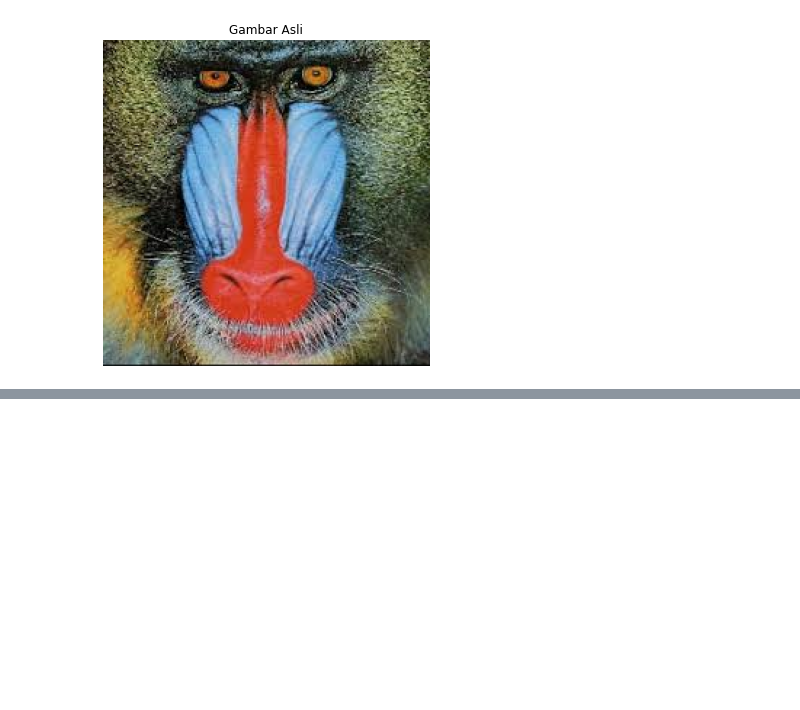
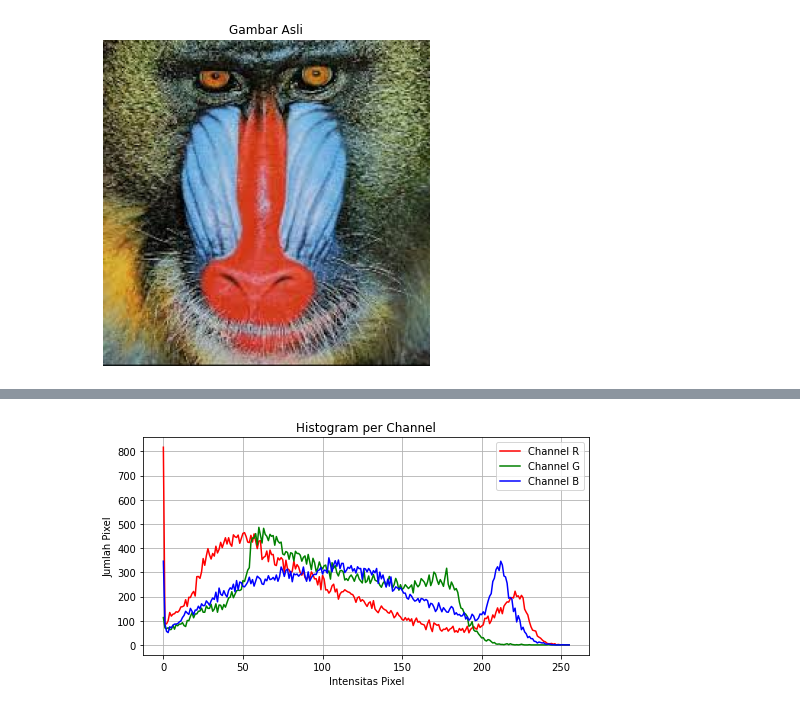
Before and after one commit to anggit-wirasto/lectures, a Jupyter notebook: Computer Vision/06 Pattern Recognition/notebooks/histogram.ipynb, the cells around one changed output, grey strips where cells are left out. Drawn from its saved outputs; the diff is of its cells as text; code cells hidden in the pictures; blank space fills up the shorter version.

```diff
--- a/Computer Vision/06 Pattern Recognition/notebooks/histogram.ipynb
+++ b/Computer Vision/06 Pattern Recognition/notebooks/histogram.ipynb
@@ -17,0 +32,15 @@ plt.show()
+# %%
+warna = ('r', 'g', 'b')
+plt.figure(figsize=(8,4))
+for i, col in enumerate(warna):
+    hist_channel = cv2.calcHist([gambar], [i], None, [256], [0,256])
+    plt.plot(hist_channel, color=col, label=f'Channel {col.upper()}')
+
+plt.title('Histogram per Channel')
+plt.xlabel('Intensitas Pixel')
+plt.ylabel('Jumlah Pixel')
+plt.legend()
+plt.grid()
+plt.show()
+# %% [output]
+[figure, added]
```
Also changed, not shown: parts of 7 cells of this notebook.
